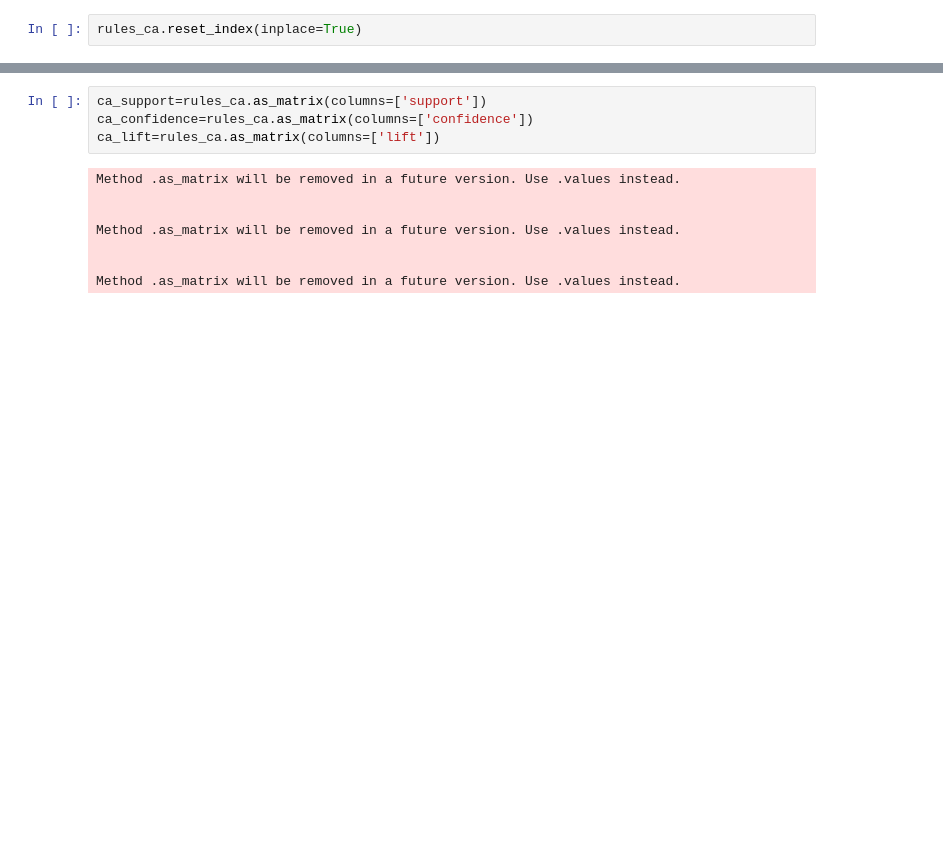
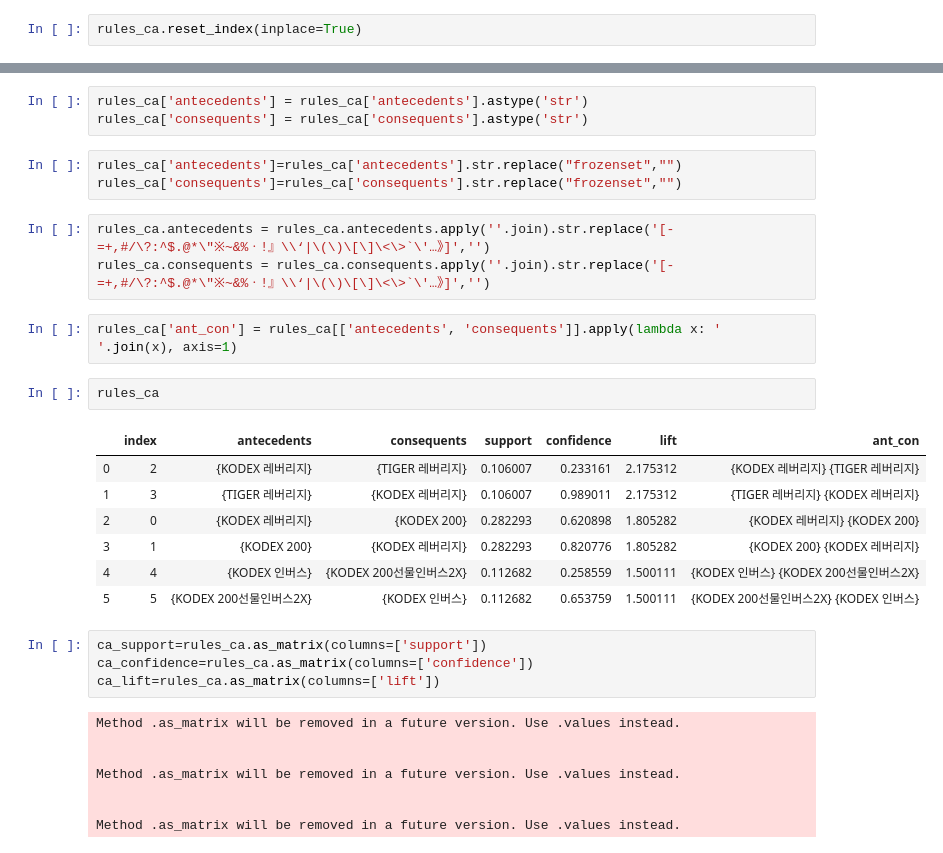
Before and after one commit to kt3472/apriori, a Jupyter notebook: retail_invester_buybasket.ipynb, the cells around one changed output, grey strips where cells are left out. Drawn from its saved outputs; the diff is of its cells as text; blank space fills up the shorter version.

```diff
--- a/retail_invester_buybasket.ipynb
+++ b/retail_invester_buybasket.ipynb
@@ -175,4 +176,25 @@ rules_ca.head()
 | 4 | 4 | (KODEX 인버스) | (KODEX 200선물인버스2X) | 0.112682 | 0.258559 | 1.500111 |
+# %%
+rules_ca['antecedents'] = rules_ca['antecedents'].astype('str')
+rules_ca['consequents'] = rules_ca['consequents'].astype('str')
+# %%
+rules_ca['antecedents']=rules_ca['antecedents'].str.replace("frozenset","")
+rules_ca['consequents']=rules_ca['consequents'].str.replace("frozenset","")
+# %%
+rules_ca.antecedents = rules_ca.antecedents.apply(''.join).str.replace('[-=+,#/\?:^$.@*\"※~&%ㆍ!』\\‘|\(\)\[\]\<\>`\'…》]','')
+rules_ca.consequents = rules_ca.consequents.apply(''.join).str.replace('[-=+,#/\?:^$.@*\"※~&%ㆍ!』\\‘|\(\)\[\]\<\>`\'…》]','')
+# %%
+rules_ca['ant_con'] = rules_ca[['antecedents', 'consequents']].apply(lambda x: ' '.join(x), axis=1)
+# %%
+rules_ca
+# %% [output]
+|  | index | antecedents | consequents | support | confidence | lift | ant_con |
+| 0 | 2 | {KODEX 레버리지} | {TIGER 레버리지} | 0.106007 | 0.233161 | 2.175312 | {KODEX 레버리지} {TIGER 레버리지} |
+| 1 | 3 | {TIGER 레버리지} | {KODEX 레버리지} | 0.106007 | 0.989011 | 2.175312 | {TIGER 레버리지} {KODEX 레버리지} |
+| 2 | 0 | {KODEX 레버리지} | {KODEX 200} | 0.282293 | 0.620898 | 1.805282 | {KODEX 레버리지} {KODEX 200} |
+| 3 | 1 | {KODEX 200} | {KODEX 레버리지} | 0.282293 | 0.820776 | 1.805282 | {KODEX 200} {KODEX 레버리지} |
+| 4 | 4 | {KODEX 인버스} | {KODEX 200선물인버스2X} | 0.112682 | 0.258559 | 1.500111 | {KODEX 인버스} {KODEX 200선물인버스2X} |
+| 5 | 5 | {KODEX 200선물인버스2X} | {KODEX 인버스} | 0.112682 | 0.653759 | 1.500111 | {KODEX 200선물인버스2X} {KODEX 인버스} |
 # %%
 ca_support=rules_ca.as_matrix(columns=['support'])
 ca_confidence=rules_ca.as_matrix(columns=['confidence'])
```
Also changed, not shown: parts of 7 cells of this notebook.
